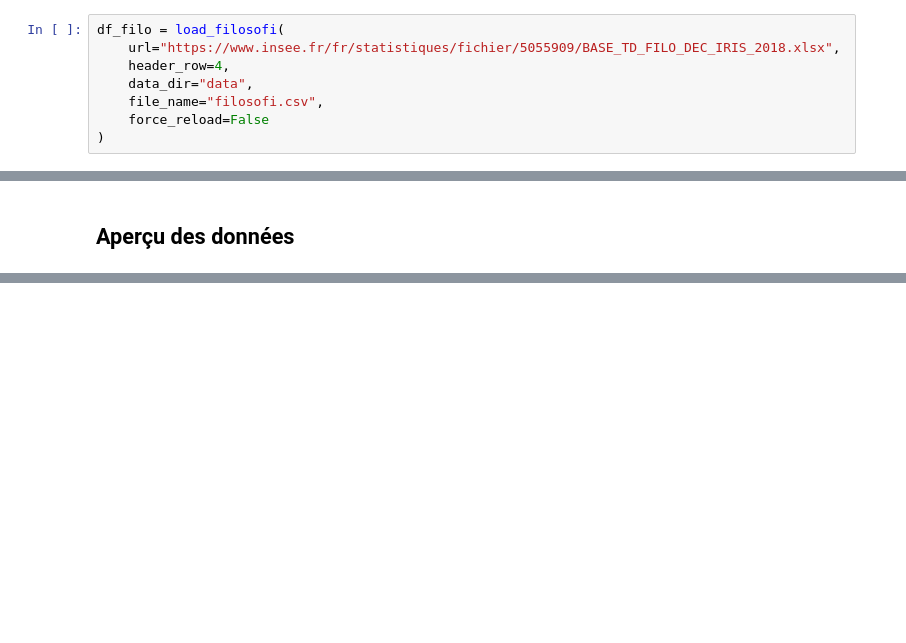
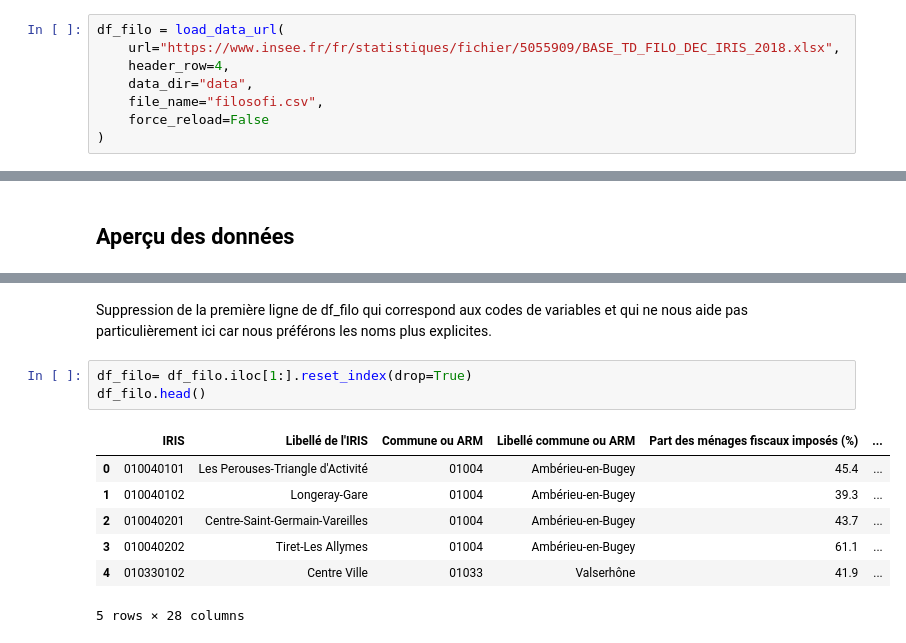
Before and after one commit to kylm-art/PollenGuard_Rennes, a Jupyter notebook: Analyse_exploratoire.ipynb, the cells around one changed output, grey strips where cells are left out. Saved outputs shown, nothing was run; the diff lists cells and outputs as text; blank space fills up the shorter version.

```diff
--- a/Analyse_exploratoire.ipynb
+++ b/Analyse_exploratoire.ipynb
@@ -16,7 +17,7 @@ df_bpe = load_bpe(
     force_reload=False
 )
 # %%
-df_filo = load_filosofi(
+df_filo = load_data_url(
     url="https://www.insee.fr/fr/statistiques/fichier/5055909/BASE_TD_FILO_DEC_IRIS_2018.xlsx",
     header_row=4,
     data_dir="data",
@@ -71,0 +68,13 @@ df_filo.head()
+# %% [markdown]
+Suppression de la première ligne de df_filo qui correspond aux codes de variables et qui ne nous aide pas particulièrement ici car nous préférons les noms plus explicites.
+# %%
+df_filo= df_filo.iloc[1:].reset_index(drop=True)
+df_filo.head()
+# %% [output]
+|  | IRIS | Libellé de l'IRIS | Commune ou ARM | Libellé commune ou ARM | Part des ménages fiscaux imposés (%) | ... |
+| 0 | 010040101 | Les Perouses-Triangle d'Activité | 01004 | Ambérieu-en-Bugey | 45.4 | ... |
+| 1 | 010040102 | Longeray-Gare | 01004 | Ambérieu-en-Bugey | 39.3 | ... |
+| 2 | 010040201 | Centre-Saint-Germain-Vareilles | 01004 | Ambérieu-en-Bugey | 43.7 | ... |
+| 3 | 010040202 | Tiret-Les Allymes | 01004 | Ambérieu-en-Bugey | 61.1 | ... |
+| 4 | 010330102 | Centre Ville | 01033 | Valserhône | 41.9 | ... |
+5 rows × 28 columns
```
Also changed, not shown: parts of 20 cells of this notebook, 1 other file.
